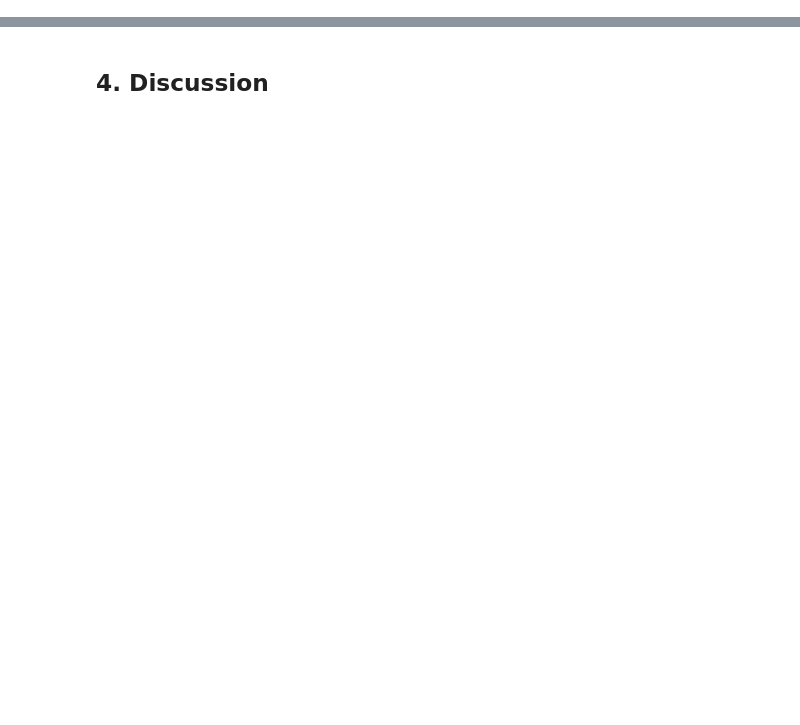
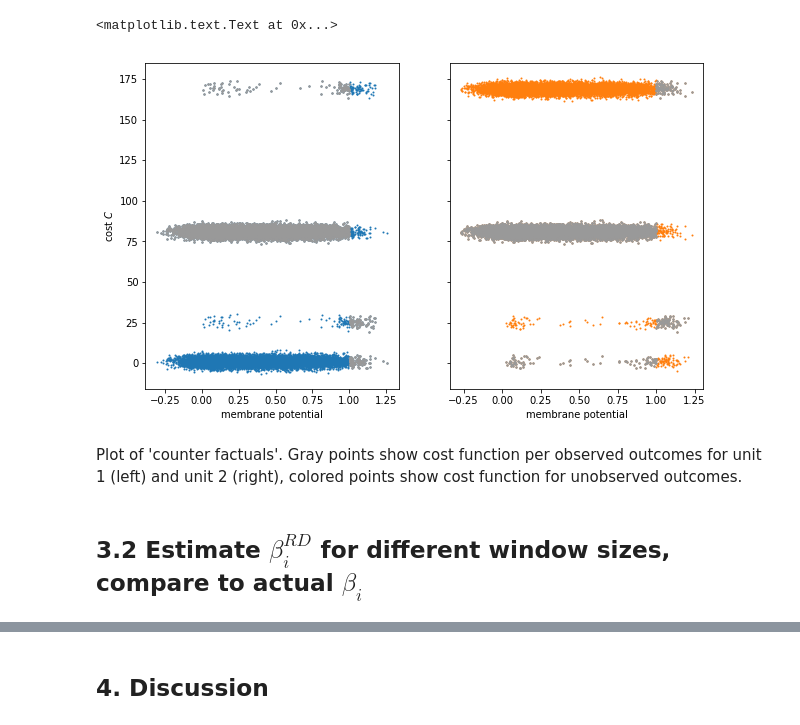
Before and after one commit to benlansdell/rdd, a Jupyter notebook: rdd.ipynb, the cells around one changed output, grey strips where cells are left out. Cells and saved outputs as stored; diff of their text form; code cells hidden in the pictures; blank space fills up the shorter version.

```diff
--- a/rdd.ipynb
+++ b/rdd.ipynb
@@ -299,0 +358,26 @@ plt.plot(v[0,:], C, '.', v[1,:], C,'.')
+# %%
+#Simulate the 'counterfactuals' -- show the cost function assuming neuron i either always does or does not fire
+C_unit1is1 = (V[0]+V[1]*h[1,:]-x**2)**2
+C_unit1is0 = (V[1]*h[1,:]-x**2)**2
+C_unit2is1 = (V[0]*h[0,:] + V[1]-x**2)**2
+C_unit2is0 = (V[0]*h[0,:] - x**2)**2
+# %%
+fig,(ax1,ax2) = plt.subplots(1,2, sharey = True)
+ms = 2
+noise = 2*rand.randn(C.shape[0])
+ax1.plot(v[0,:], C_unit1is1+noise, '.C0', markersize = ms)
+ax1.plot(v[0,:], C_unit1is0+noise, '.C0', markersize = ms)
+ax1.plot(v[0,:], C+noise, '.', markersize = 3, color = (0.6, 0.6, 0.6))
+ax1.set_ylabel('cost $C$')
+ax1.set_xlabel('membrane potential')
+ax2.plot(v[1,:], C_unit2is1+noise, '.C1', markersize = ms)
+ax2.plot(v[1,:], C_unit2is0+noise, '.C1', markersize = ms)
+ax2.plot(v[1,:], C+noise, '.', markersize = 3, color = (0.6, 0.6, 0.6))
+ax2.set_xlabel('membrane potential')
+# %% [output]
+<matplotlib.text.Text at 0x...>
+[figure, added]
+# %% [markdown]
+Plot of 'counter factuals'. Gray points show cost function per observed outcomes for unit 1 (left) and unit 2 (right), colored points show cost function for unobserved outcomes.
+# %% [markdown]
+## 3.2 Estimate $\beta_i^{RD}$ for different window sizes, compare to actual $\beta_i$
```
Also changed, not shown: parts of 19 cells of this notebook.
